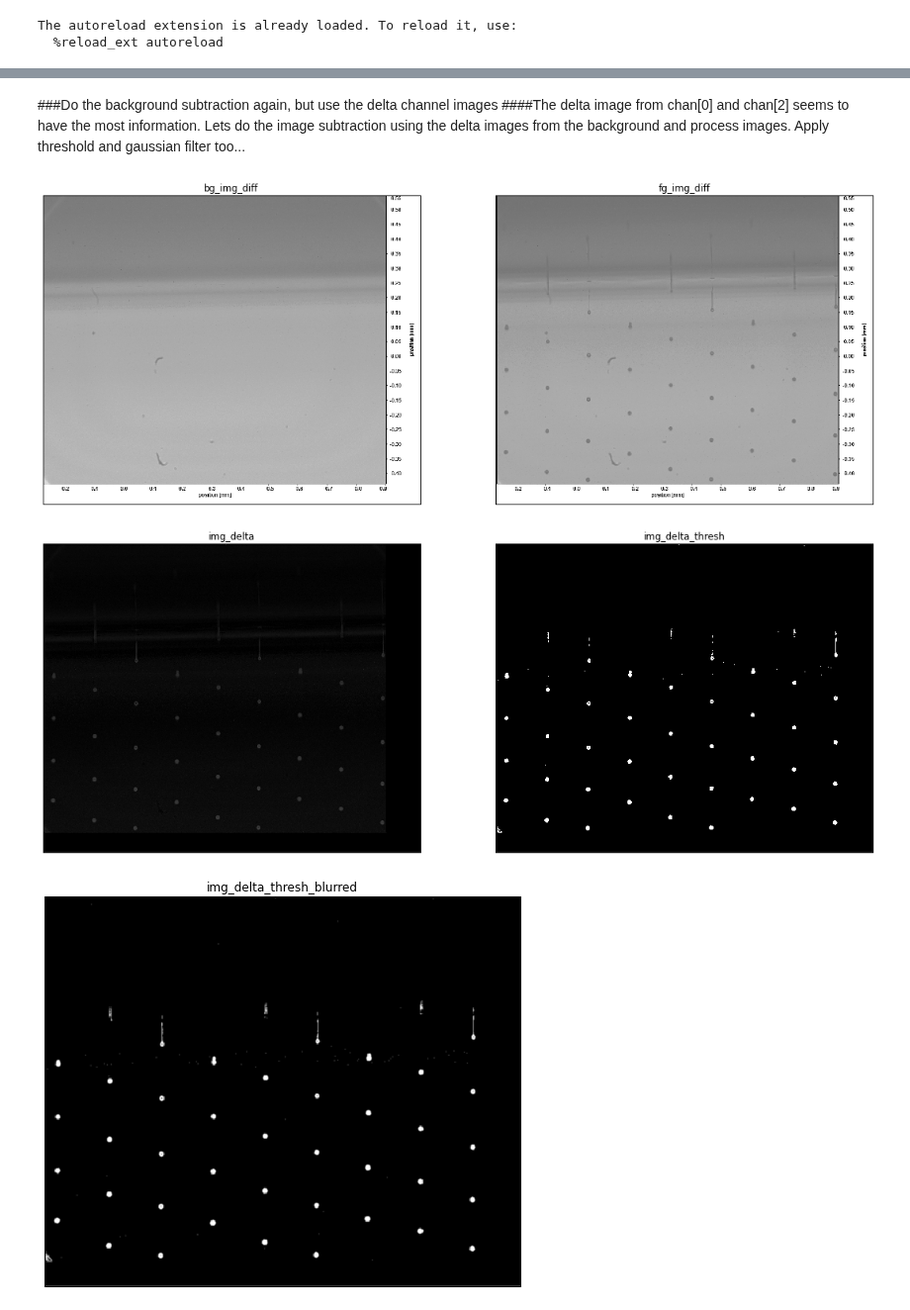
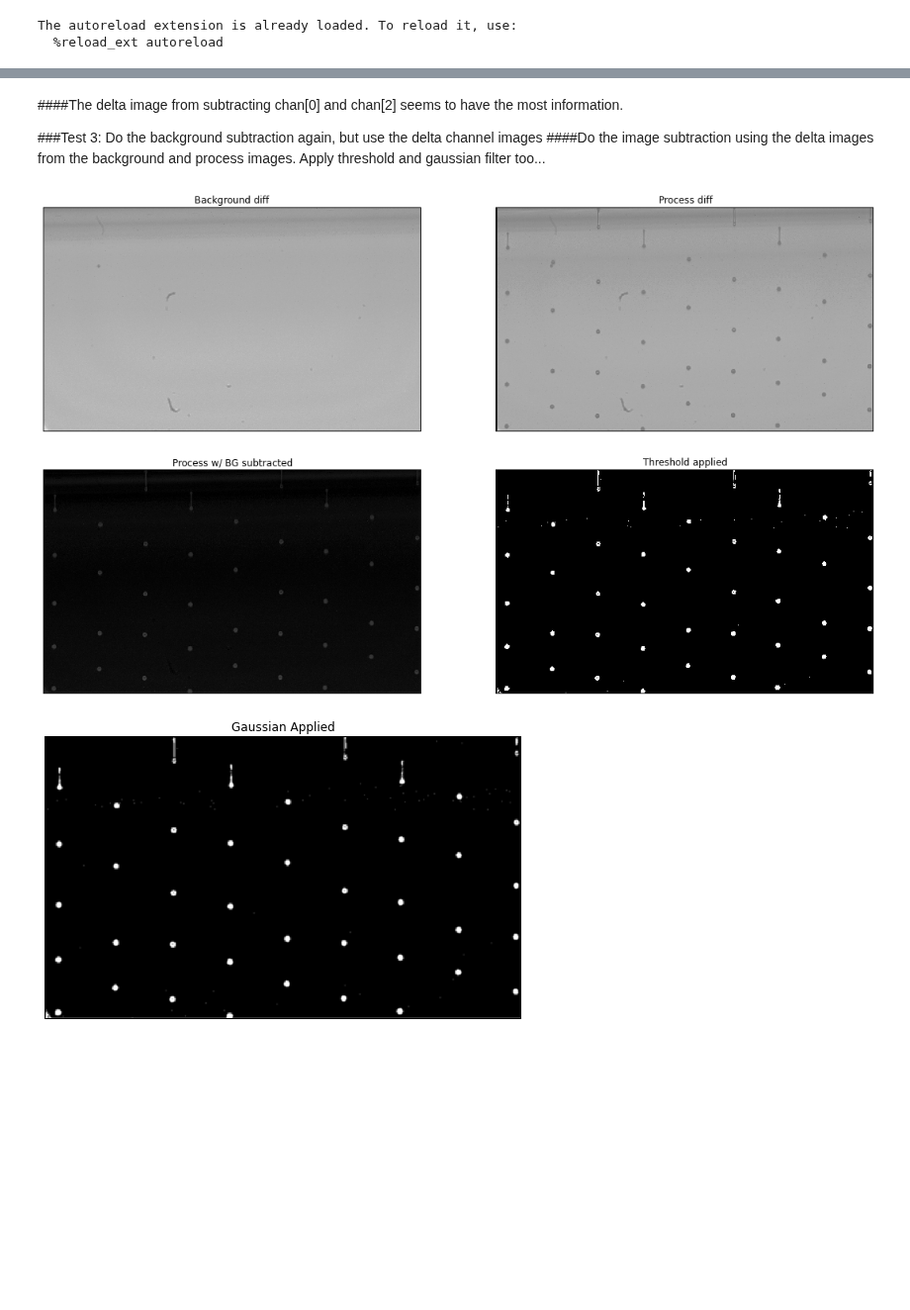
Before and after one commit to Aniruddh1/ipython-opencv-notebooks, a Jupyter notebook: notebooks/DIF_Test1.ipynb, the cells around one changed output, grey strips where cells are left out. Shown at 99% size. Saved outputs shown, nothing was run; the diff lists cells and outputs as text; code cells hidden in the pictures; blank space fills up the shorter version.

```diff
--- a/notebooks/DIF_Test1.ipynb
+++ b/notebooks/DIF_Test1.ipynb
@@ -23,18 +29,18 @@ fg_img = cv2.imread('../images/dif/new light test 6 us_Cam_Date=160106_Time=1642
 rows, cols, channels = bg_img.shape
 print "Rows: ", rows, " Cols: ", cols
 
-bg_img = bg_img[200:690, 0:810]  #np slice: [startY:endY, startX:endX]
-#bg_img = cv2.GaussianBlur(bg_img, (5, 5), 0)
-fg_img = fg_img[200:690, 0:810]  #np slice: [startY:endY, startX:endX]
+top = 200
+bottom = 680
+left = 0
+right = 810
+bg_img = bg_img[top:bottom, left:right]  #np slice: [startY:endY, startX:endX]
+fg_img = fg_img[top:bottom, left:right]  #np slice: [startY:endY, startX:endX]
 
 bg_img_gray = cv2.cvtColor(bg_img, cv2.COLOR_BGR2GRAY)
 fg_img_gray = cv2.cvtColor(fg_img, cv2.COLOR_BGR2GRAY)
 
-thresh_val = 5
-#img_delta = ip.deltaImage(bg_img, fg_img, thresh_val)
 img_delta = cv2.absdiff(bg_img_gray, fg_img_gray)
 
-#img_delta_gray = cv2.cvtColor(img_delta, cv2.COLOR_BGR2GRAY)
-util.plot_imgs([(bg_img, 'bg_img'), (fg_img, 'fg_img'), (img_delta, 'img_delta')], max_cols=2, color=False)
+util.plot_imgs([(bg_img, 'Background Img'), (fg_img, 'Process Image'), (img_delta, 'Delta Image')], max_cols=2, color=False)
 # %% [output]
 Rows:  731  Cols:  892
@@ -78,36 +88,38 @@ util.plot_imgs(plot_lst, max_cols=2)
 # %% [markdown]
-###Do the background subtraction again, but use the delta channel images
-####The delta image from chan[0] and chan[2] seems to have the most information.  Lets do the image subtraction using the delta images from the background and process images.  Apply threshold and gaussian filter too...
+####The delta image from subtracting chan[0] and chan[2] seems to have the most information.
+
+###Test 3: Do the background subtraction again, but use the delta channel images
+####Do the image subtraction using the delta images from the background and process images.  Apply threshold and gaussian filter too...
 # %%
 plot_lst = []
 
 bg_img_hsv = cv2.cvtColor(bg_img, cv2.COLOR_BGR2HSV)
 fg_img_hsv = cv2.cvtColor(fg_img, cv2.COLOR_BGR2HSV)
 
 bg_img_hsv_split = cv2.split(bg_img_hsv)
 fg_img_hsv_split = cv2.split(fg_img_hsv)
 
 bg_img_diff = cv2.absdiff(bg_img_hsv_split[2], bg_img_hsv_split[0])
-plot_lst.append( (bg_img_diff, 'bg_img_diff') )
+plot_lst.append( (bg_img_diff, 'Background diff') )
 
 fg_img_diff = cv2.absdiff(fg_img_hsv_split[2], fg_img_hsv_split[0])
-plot_lst.append( (fg_img_diff, 'fg_img_diff') )
+plot_lst.append( (fg_img_diff, ' Process diff') )
 
 img_delta = cv2.absdiff(bg_img_diff, fg_img_diff)
-plot_lst.append( (img_delta, 'img_delta') )
+plot_lst.append( (img_delta, 'Process w/ BG subtracted') )
 
 thresh_val = 25
 kernel_size = 5
 
 ret,img_delta_thresh = cv2.threshold(img_delta, thresh_val, 255, cv2.THRESH_BINARY)
-plot_lst.append( (img_delta_thresh,'img_delta_thresh') )
+plot_lst.append( (img_delta_thresh,'Threshold applied') )
 
 img_delta_thresh_blurred = cv2.GaussianBlur(img_delta_thresh, (kernel_size, kernel_size), 0)
-plot_lst.append( (img_delta_thresh_blurred,'img_delta_thresh_blurred') )
+plot_lst.append( (img_delta_thresh_blurred,'Gaussian Applied') )
 
 util.plot_imgs(plot_lst, max_cols=2)
 # %% [output]
-[figure, old version]
+[figure, new version]
-[figure, old version]
+[figure, new version]
-[figure, old version]
+[figure, new version]
 # %% [markdown]
```
Also changed, not shown: parts of 11 cells of this notebook, 1 other file.
